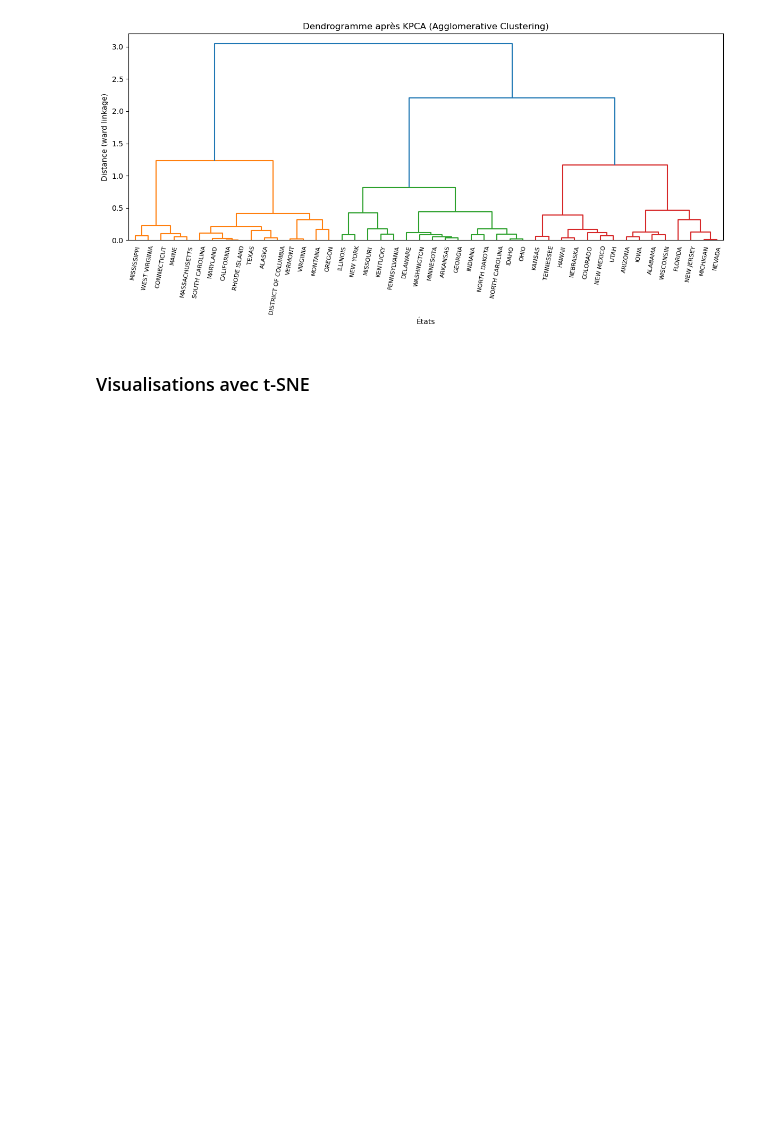
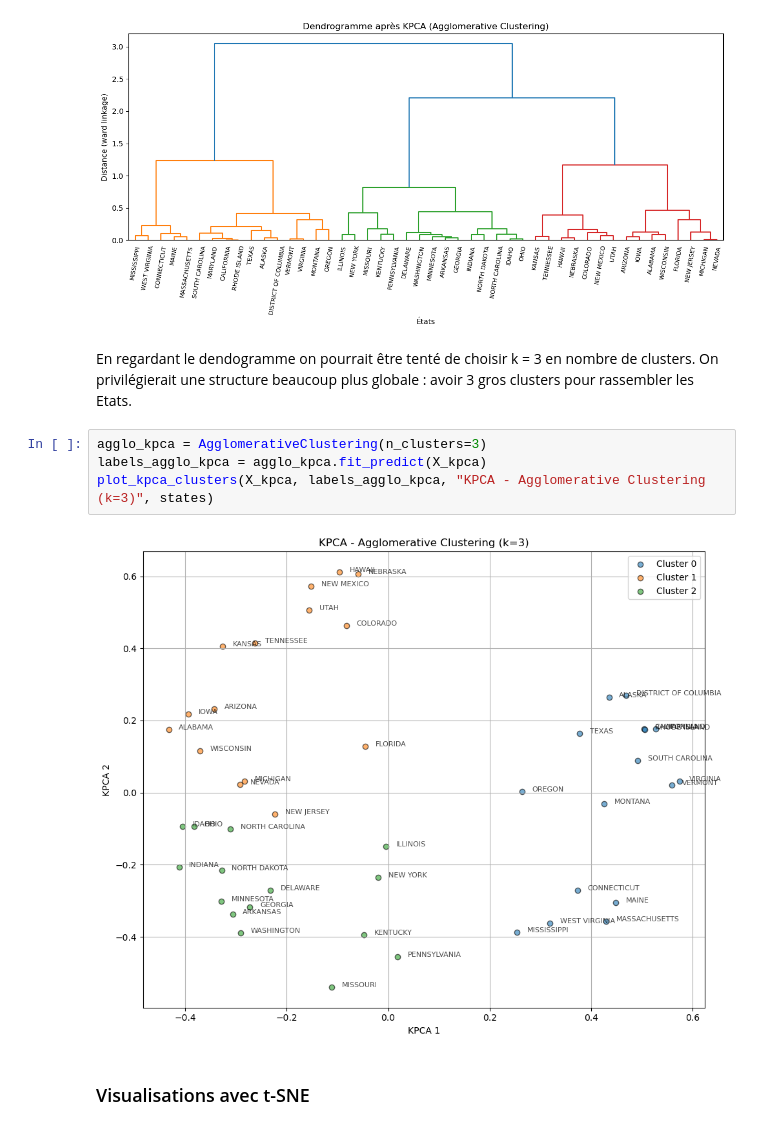
Before and after one commit to mikhailBenali/ML2_Project_ESB_adoption, a Jupyter notebook: src/BusDistribution.ipynb, the cells around one changed output. Cells and saved outputs as stored; diff of their text form; blank space fills up the shorter version.

```diff
--- a/src/BusDistribution.ipynb
+++ b/src/BusDistribution.ipynb
@@ -708,6 +752,14 @@ plt.tight_layout()
 plt.show()
 # %% [output]
 [figure]
+# %% [markdown]
+En regardant le dendogramme on pourrait être tenté de choisir k = 3 en nombre de clusters. On privilégierait une structure beaucoup plus globale : avoir 3 gros clusters pour rassembler les Etats.
+# %%
+agglo_kpca = AgglomerativeClustering(n_clusters=3)
+labels_agglo_kpca = agglo_kpca.fit_predict(X_kpca)
+plot_kpca_clusters(X_kpca, labels_agglo_kpca, "KPCA - Agglomerative Clustering (k=3)", states)
+# %% [output]
+[figure, added]
 # %% [markdown]
 ### Visualisations avec t-SNE
 # %%
```
Also changed, not shown: parts of 14 cells of this notebook.
